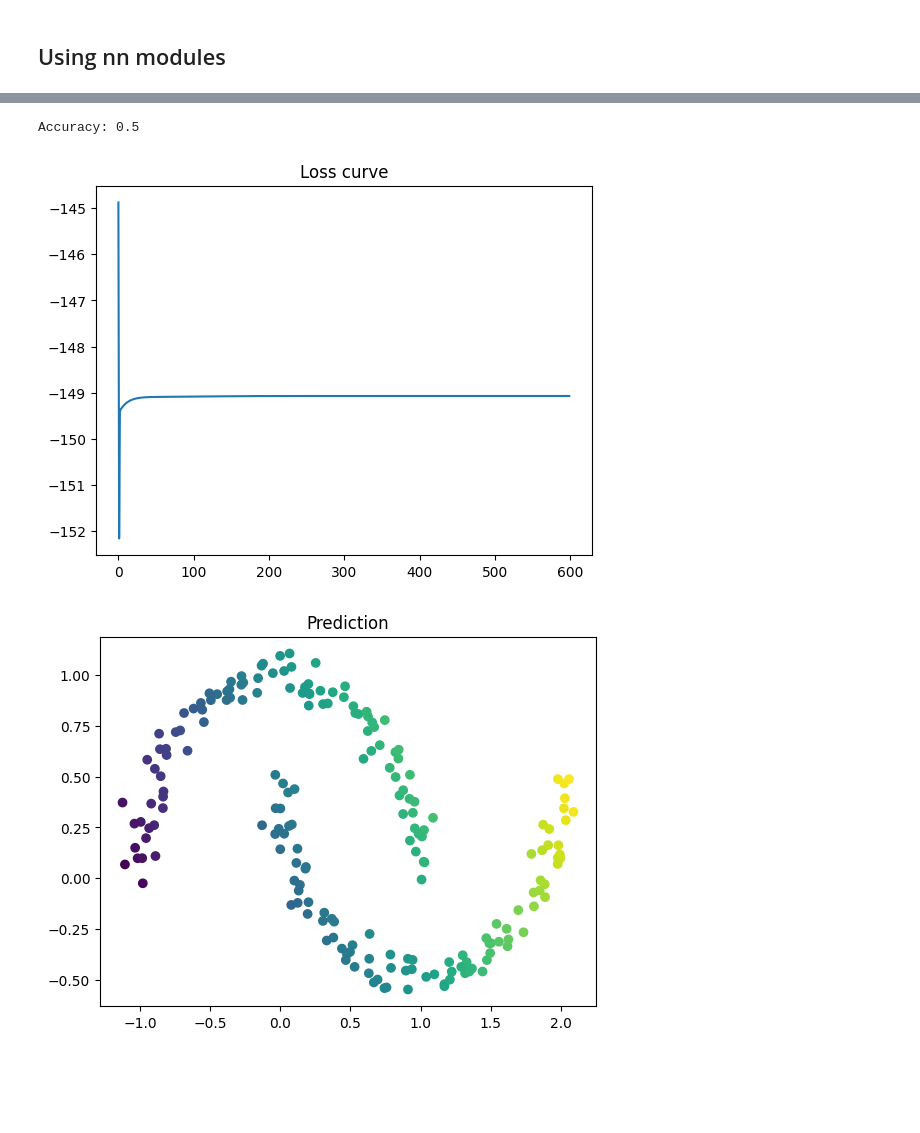
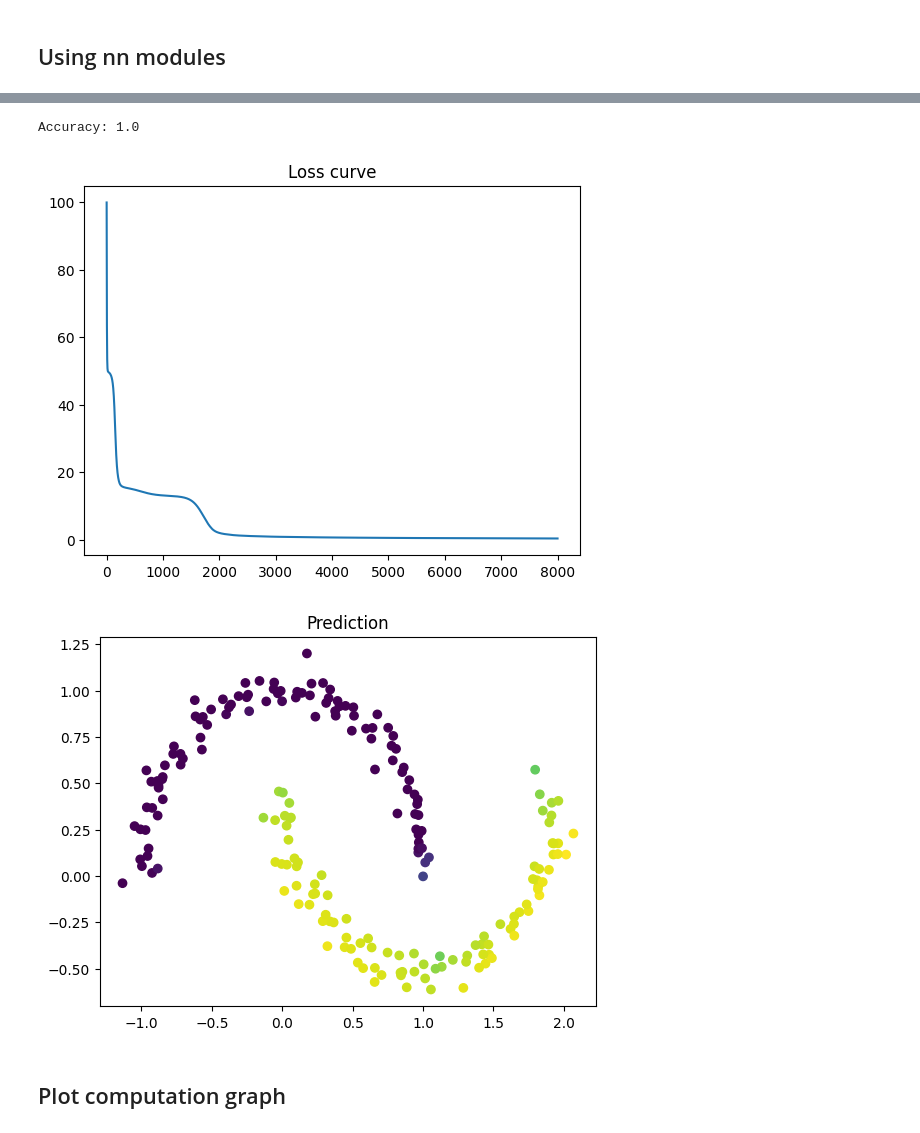
Before and after one commit to julianvanmeggelen/juligrad, a Jupyter notebook: showcase.ipynb, the cells around one changed output, grey strips where cells are left out. Cells and saved outputs as stored; diff of their text form; code cells hidden in the pictures; blank space fills up the shorter version.

```diff
--- a/showcase.ipynb
+++ b/showcase.ipynb
@@ -147,29 +120,29 @@ Accuracy: 0.0
 # %%
-def BCELoss(pred, y):
-   ones = tensor.Tensor.fromNumpy(np.full(shape = pred.shape, fill_value=1.0))
-   return (y * pred.log() + (ones-y) * (ones-pred).log()).sum()
-
-mlp = nn.MLP(hiddenDim = [2,10,1], activations = ops.Sigmoid)
-optimizer = optim.SGD(params=mlp.parameters(), lr=2e-2)
-nEpoch = 600
+hidden = [2,50,100,1]
+act = [ops.ReLU,ops.ReLU,ops.ReLU,ops.Sigmoid]
+mlp = nn.MLP(hiddenDim = hidden, activations = act)
+optimizer = optim.SGD(params=mlp.parameters(), lr=1e-4)
+nEpoch = 8000
 lossHist = []
 for i in range(nEpoch):
     optimizer.zeroGrad()
-    pred = mlp(X).sigmoid()
-    #loss = ((y-pred)**2).sum()
-    loss = BCELoss(pred,y)
+    pred = mlp(X)
+    loss = ((y-pred)**2).sum()
+    #loss = BCELoss(pred,y)
     lossHist.append(loss.numpy())
     loss.backward()
     optimizer.step()
 
 plt.plot(lossHist);plt.title('Loss curve');
 
-pred = mlp(X).sigmoid()
-acc = (pred.data.round() == y.data).sum()/y.shape[0]
+pred = mlp(X)
+acc = (pred.data.round() == y.data).mean()
 
 print(f"Accuracy: {acc}")
-plt.figure(); plt.scatter(x=X.numpy()[:,0], y=X.numpy()[:,1], c=pred.data); plt.title('Prediction');
+plt.figure(); plt.scatter(x=X.numpy()[:,0], y=X.numpy()[:,1], c=pred.numpy()); plt.title('Prediction');
 # %% [output]
-Accuracy: 0.5
+Accuracy: 1.0
-[figure, old version]
+[figure, new version]
-[figure, old version]
+[figure, new version]
+# %% [markdown]
+## Plot computation graph
```
Also changed, not shown: parts of 7 cells of this notebook, 6 other files.
